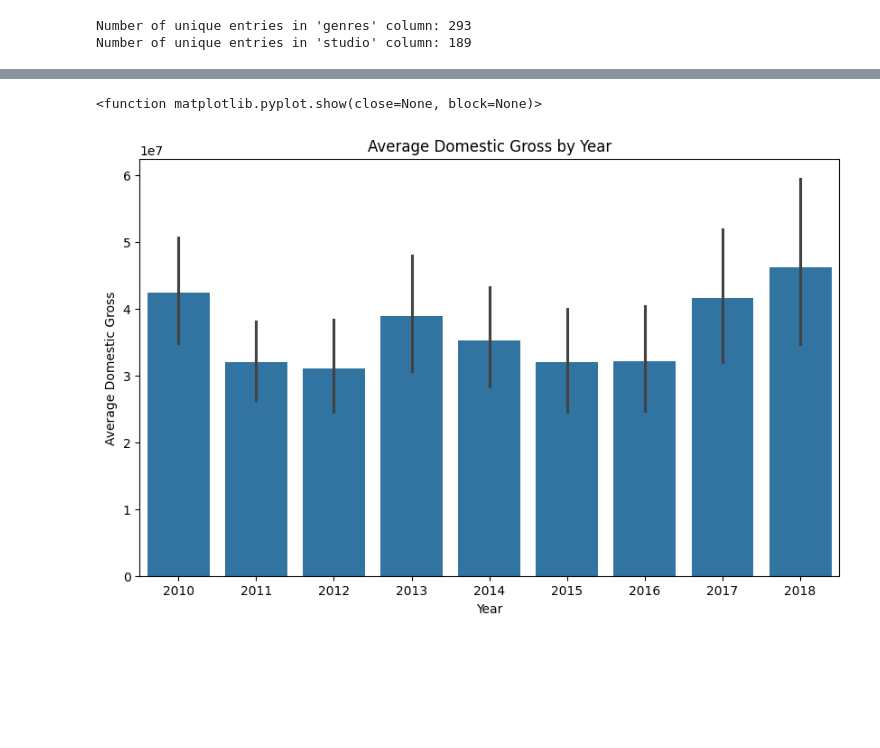
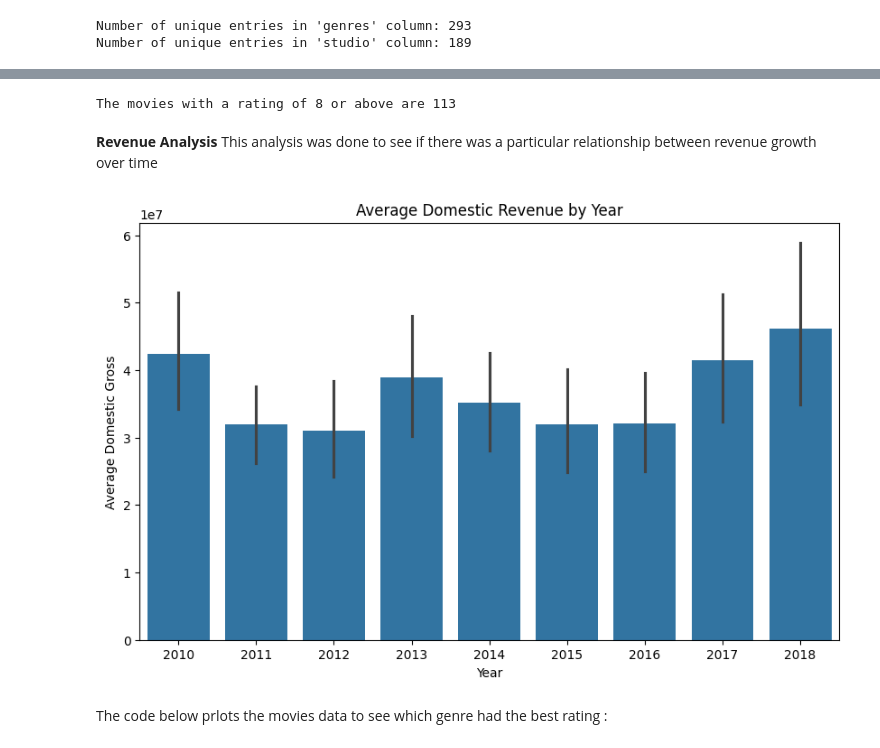
Before and after one commit to vmicheni123/dsc-dictionaries-lab, a Jupyter notebook: Valerian_Project.ipynb, the cells around one changed output, grey strips where cells are left out. Cells and saved outputs as stored; diff of their text form; code cells hidden in the pictures; blank space fills up the shorter version.

```diff
--- a/Valerian_Project.ipynb
+++ b/Valerian_Project.ipynb
@@ -192,0 +187,4 @@ plt.show()
+# %%
+# Foreign gross is an object hence we replace it to a float
+df['foreign_gross'] = df['foreign_gross'].str.replace(',', '').astype(float)
+df.info()
@@ -209,11 +272,22 @@ Number of unique entries in 'studio' column: 189
+# %%
+top_rated_movies = Sorted_movies_list[Sorted_movies_list['averagerating'] >= 8] # creating a list with movies with a rating above 8
+#top_rated_movies.tail() running this code will sho the last
+len(top_rated_movies)
+print(f'The movies with a rating of 8 or above are {len(top_rated_movies)}')
+# %% [output]
+The movies with a rating of 8 or above are 113
+# %% [markdown]
+**Revenue Analysis**
+This analysis was done to see if there was a particular relationship between revenue growth over time
 # %%
-# Which year had teh higest average domestic_gross
+# Which year had the higest average domestic_gross
 plt.figure(figsize=(10, 6))
 sns.barplot(x='year', y='domestic_gross', data=df)
-plt.title('Average Domestic Gross by Year')
+plt.title('Average Domestic Revenue by Year')
 plt.xlabel('Year')
 plt.ylabel('Average Domestic Gross')
-plt.show
+plt.show()
 # %% [output]
-<function matplotlib.pyplot.show(close=None, block=None)>
-[figure, old version]
+[figure, new version]
+# %% [markdown]
+The code below prlots the movies data to see which genre had the best rating :
```
Also changed, not shown: parts of 23 cells of this notebook.
